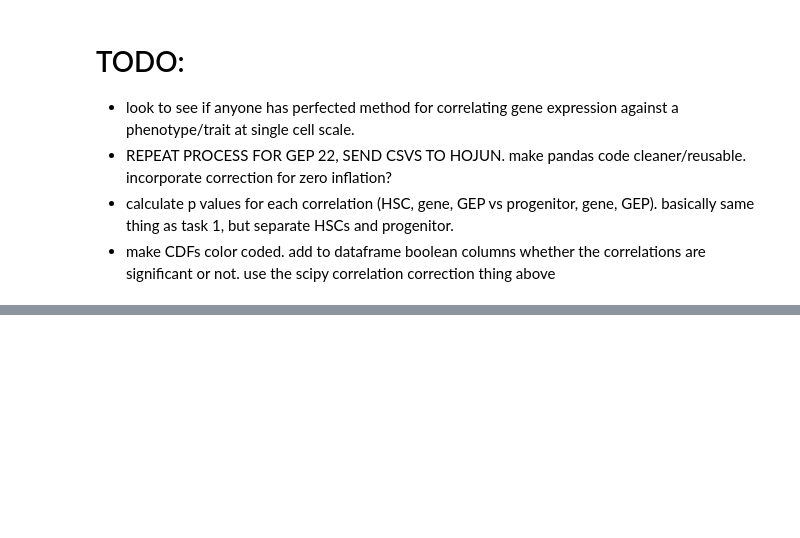
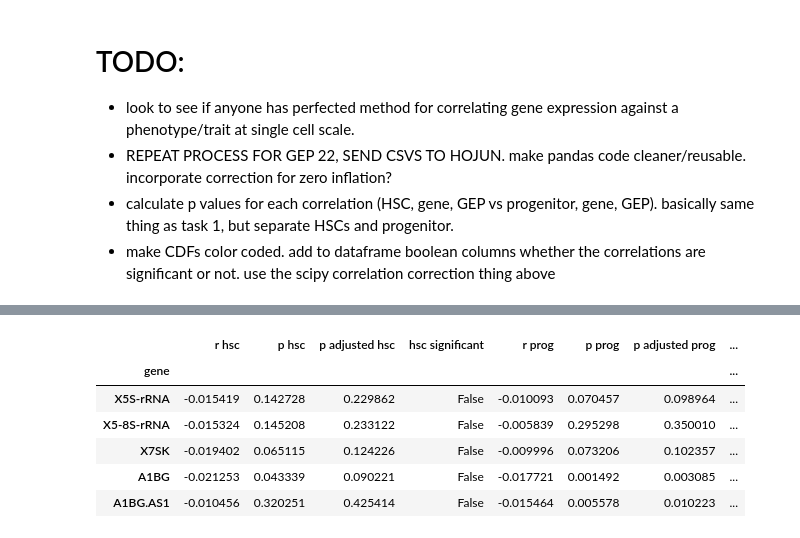
Before and after one commit to suchitbhayani/HSC-renewal, a Jupyter notebook: correlation.ipynb, the cells around one changed output, grey strips where cells are left out. Cells and saved outputs as stored; diff of their text form; code cells hidden in the pictures; blank space fills up the shorter version.

```diff
--- a/correlation.ipynb
+++ b/correlation.ipynb
@@ -199,0 +152,10 @@ def plot_cdf(s):
+# %%
+filtered.head()
+# %% [output]
+|  | r hsc | p hsc | p adjusted hsc | hsc significant | r prog | p prog | p adjusted prog | ... |
+| gene |  |  |  |  |  |  |  | ... |
+| X5S-rRNA | -0.015419 | 0.142728 | 0.229862 | False | -0.010093 | 0.070457 | 0.098964 | ... |
+| X5-8S-rRNA | -0.015324 | 0.145208 | 0.233122 | False | -0.005839 | 0.295298 | 0.350010 | ... |
+| X7SK | -0.019402 | 0.065115 | 0.124226 | False | -0.009996 | 0.073206 | 0.102357 | ... |
+| A1BG | -0.021253 | 0.043339 | 0.090221 | False | -0.017721 | 0.001492 | 0.003085 | ... |
+| A1BG.AS1 | -0.010456 | 0.320251 | 0.425414 | False | -0.015464 | 0.005578 | 0.010223 | ... |
```
Also changed, not shown: parts of 19 cells of this notebook, 2 other files.
